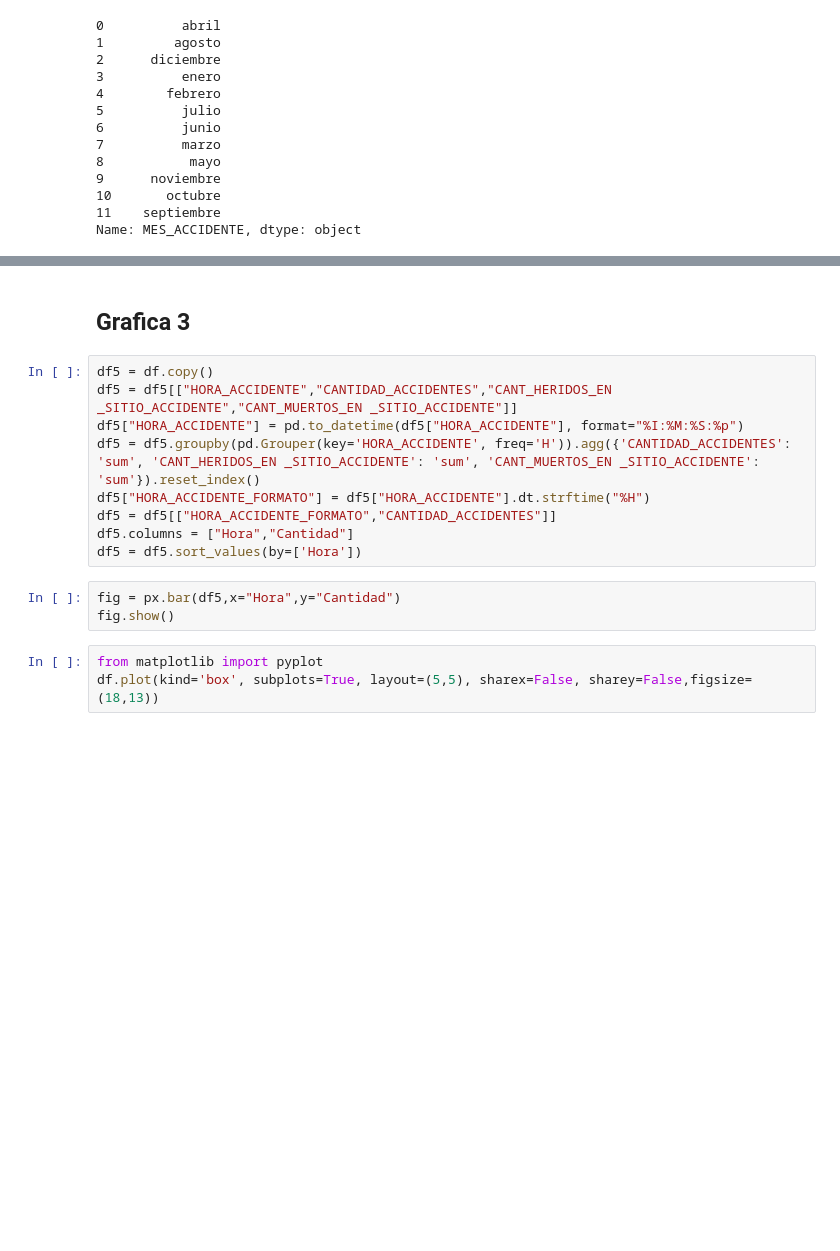
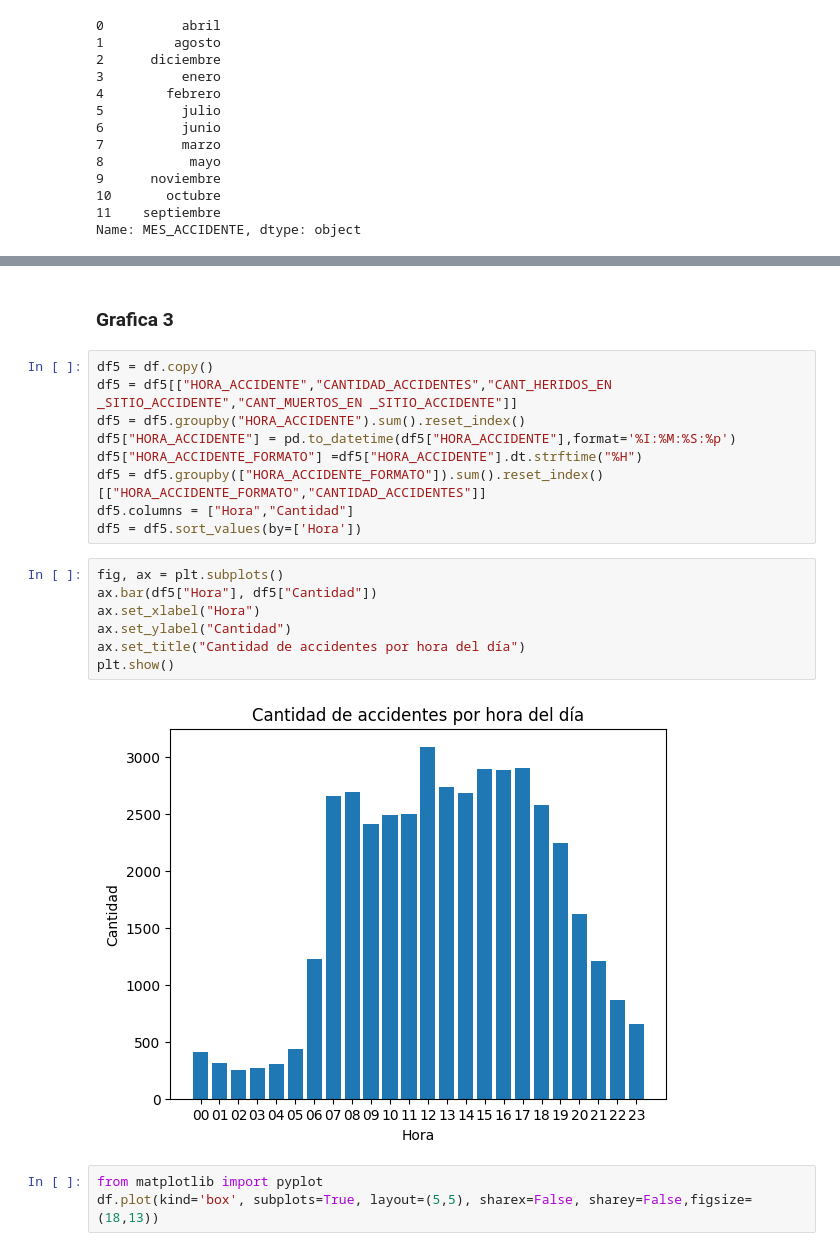
Before and after one commit to CodiPop/Accidentalidad-vehicular-Barranquilla-Machine-Learning, a Jupyter notebook: Trabajo.ipynb, the cells around one changed output, grey strips where cells are left out. Drawn from its saved outputs; the diff is of its cells as text; blank space fills up the shorter version.

```diff
--- a/Trabajo.ipynb
+++ b/Trabajo.ipynb
@@ -83,17 +106,23 @@ fig.show()
 # %% [markdown]
-## Grafica 3
+### Grafica 3
 # %%
 df5 = df.copy()
 df5 = df5[["HORA_ACCIDENTE","CANTIDAD_ACCIDENTES","CANT_HERIDOS_EN _SITIO_ACCIDENTE","CANT_MUERTOS_EN _SITIO_ACCIDENTE"]]
-df5["HORA_ACCIDENTE"] = pd.to_datetime(df5["HORA_ACCIDENTE"], format="%I:%M:%S:%p")
-df5 = df5.groupby(pd.Grouper(key='HORA_ACCIDENTE', freq='H')).agg({'CANTIDAD_ACCIDENTES': 'sum', 'CANT_HERIDOS_EN _SITIO_ACCIDENTE': 'sum', 'CANT_MUERTOS_EN _SITIO_ACCIDENTE': 'sum'}).reset_index()
-df5["HORA_ACCIDENTE_FORMATO"] = df5["HORA_ACCIDENTE"].dt.strftime("%H")
-df5 = df5[["HORA_ACCIDENTE_FORMATO","CANTIDAD_ACCIDENTES"]]
+df5 = df5.groupby("HORA_ACCIDENTE").sum().reset_index()
+df5["HORA_ACCIDENTE"] = pd.to_datetime(df5["HORA_ACCIDENTE"],format='%I:%M:%S:%p')
+df5["HORA_ACCIDENTE_FORMATO"] =df5["HORA_ACCIDENTE"].dt.strftime("%H")
+df5 = df5.groupby(["HORA_ACCIDENTE_FORMATO"]).sum().reset_index()[["HORA_ACCIDENTE_FORMATO","CANTIDAD_ACCIDENTES"]]
 df5.columns = ["Hora","Cantidad"]
 df5 = df5.sort_values(by=['Hora'])
 # %%
-fig = px.bar(df5,x="Hora",y="Cantidad")
-fig.show()
+fig, ax = plt.subplots()
+ax.bar(df5["Hora"], df5["Cantidad"])
+ax.set_xlabel("Hora")
+ax.set_ylabel("Cantidad")
+ax.set_title("Cantidad de accidentes por hora del día")
+plt.show()
+# %% [output]
+[figure, added]
 # %%
 from matplotlib import pyplot
 df.plot(kind='box', subplots=True, layout=(5,5), sharex=False, sharey=False,figsize=(18,13))
```
Also changed, not shown: parts of 35 cells of this notebook.
